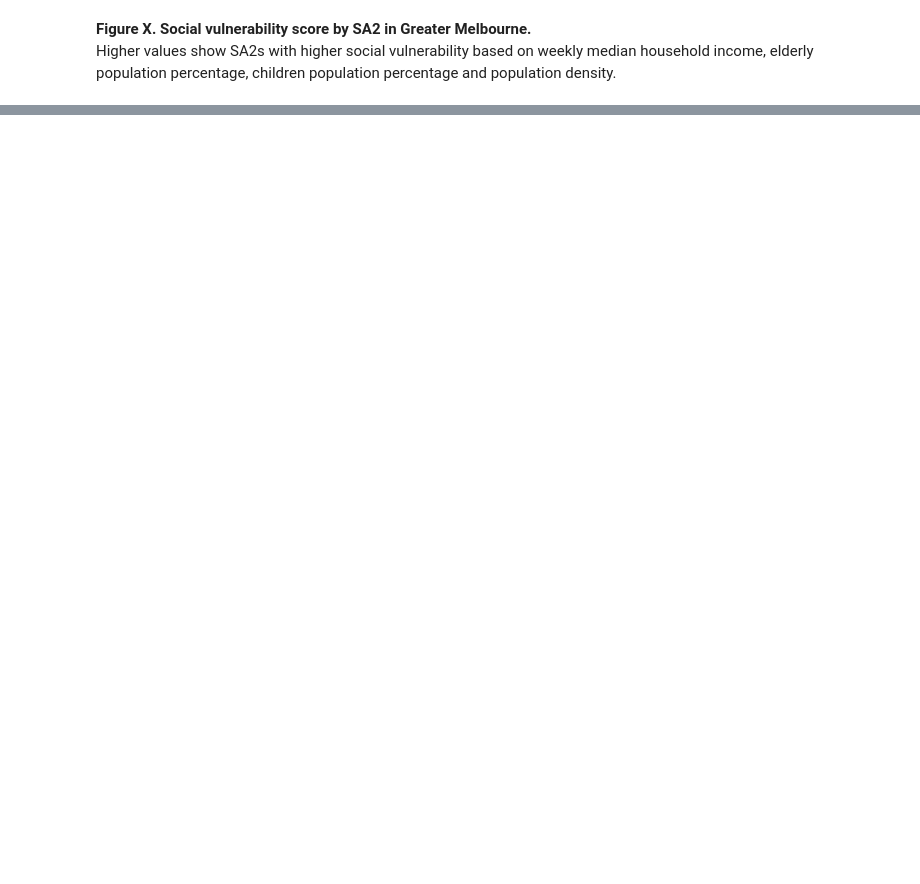
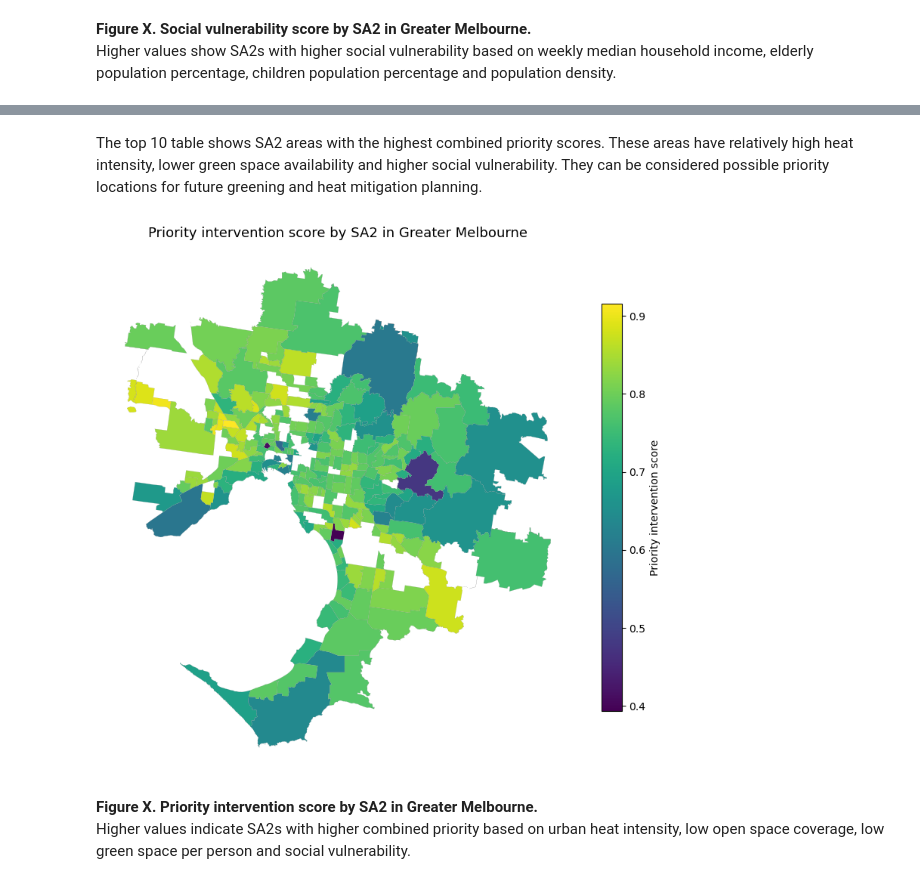
Before and after one commit to Ying7788/geom90006_a4, a Jupyter notebook: notebooks/90006 4 D 0611.ipynb, the cells around one changed output, grey strips where cells are left out. Cells and saved outputs as stored; diff of their text form; code cells hidden in the pictures; blank space fills up the shorter version.

```diff
--- a/notebooks/90006 4 D 0611.ipynb
+++ b/notebooks/90006 4 D 0611.ipynb
@@ -307,0 +461,12 @@ Higher values show SA2s with higher social vulnerability based on weekly median
+# %%
+# Standardise indicators for final priority score
+
+final_clean["heat_score"] = standardise(final_clean["UHI18_M"])
+final_clean["low_coverage_score"] = reverse_standardise(final_clean["coverage"])
+final_clean["low_green_per_person_score"] = reverse_standardise(final_clean["green_space_per_person"])
+final_clean["social_score"] = standardise(final_clean["social_vulnerability_score"])
+final_clean[[ "sa2_name",
+        "heat_score",
+        "low_coverage_score",
+        "low_green_per_person_score",
+        "social_score"]].head()
@@ -307,0 +482,11 @@ Higher values show SA2s with higher social vulnerability based on weekly median
+# %%
+# Calculate final priority intervention score
+
+final_clean["priority_score"] = (final_clean["heat_score"] + final_clean["low_coverage_score"] + final_clean["low_green_per_person_score"] + final_clean["social_score"]) / 4
+final_clean[[
+        "sa2_name",
+        "UHI18_M",
+        "coverage",
+        "green_space_per_person",
+        "social_vulnerability_score",
+        "priority_score"]].head()
@@ -307,0 +530,27 @@ Higher values show SA2s with higher social vulnerability based on weekly median
+# %% [markdown]
+The top 10 table shows SA2 areas with the highest combined priority scores. These areas have relatively high heat intensity, lower green space availability and higher social vulnerability. They can be considered possible priority locations for future greening and heat mitigation planning.
+# %%
+# Map final priority score
+fig, ax = plt.subplots(figsize=(10, 10))
+final_clean.plot(
+    column="priority_score",
+    legend=True,
+    legend_kwds={
+        "label": "Priority intervention score",
+        "shrink": 0.7},
+    edgecolor="grey",
+    linewidth=0.1,
+    ax=ax)
+
+ax.set_title("Priority intervention score by SA2 in Greater Melbourne", fontsize=13)
+ax.axis("off")
+
+fig.savefig(figure_path + "/priority_intervention_map.png",
+    dpi=300, bbox_inches="tight")
+
+plt.show()
+# %% [output]
+[figure, added]
+# %% [markdown]
+**Figure X. Priority intervention score by SA2 in Greater Melbourne.**
+Higher values indicate SA2s with higher combined priority based on urban heat intensity, low open space coverage, low green space per person and social vulnerability.
```
Also changed, not shown: parts of 32 cells of this notebook, 8 other files.
